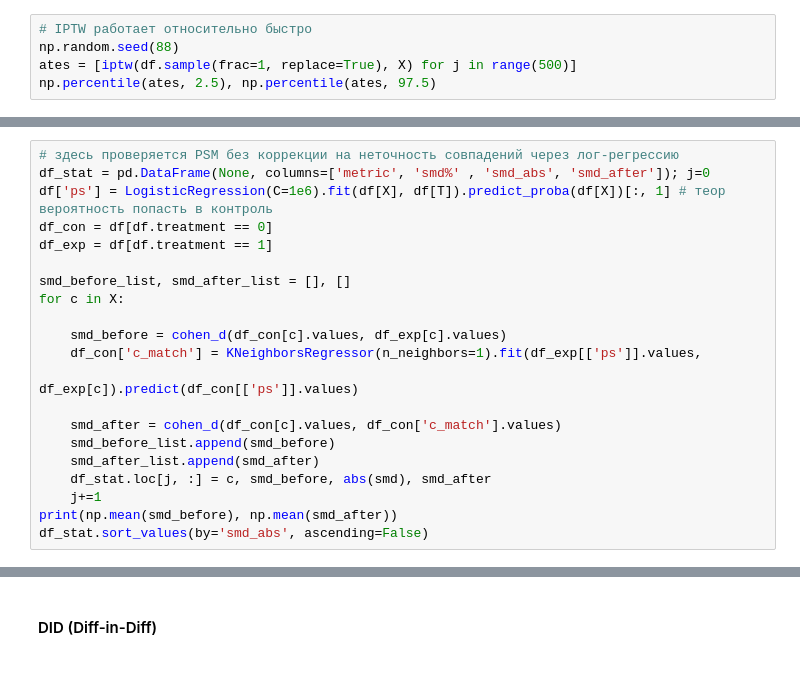
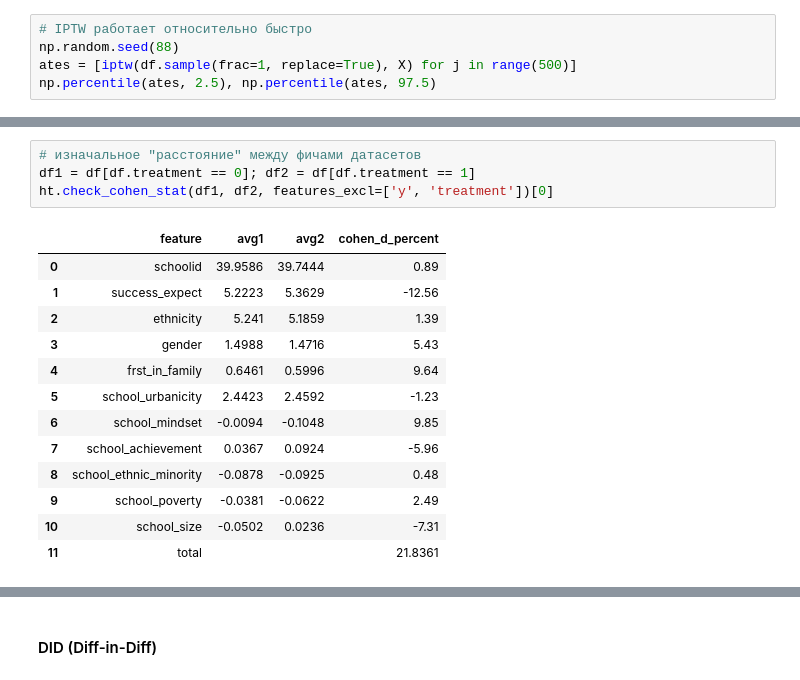
Before and after one commit to gavrevnik/analytics_tools, a Jupyter notebook: Causal inference & AB.ipynb, the cells around one changed output, grey strips where cells are left out. Cells and saved outputs as stored; diff of their text form.

```diff
--- a/Causal inference & AB.ipynb
+++ b/Causal inference & AB.ipynb
@@ -565,21 +584,18 @@ def cohen_d(d1, d2): # d1,2 - проверяемая ковариата из X
-# %%
-# здесь проверяется PSM без коррекции на неточность совпадений через лог-регрессию
-df_stat = pd.DataFrame(None, columns=['metric', 'smd%' , 'smd_abs', 'smd_after']); j=0
-df['ps'] = LogisticRegression(C=1e6).fit(df[X], df[T]).predict_proba(df[X])[:, 1] # теор вероятность попасть в контроль
-df_con = df[df.treatment == 0]
-df_exp = df[df.treatment == 1]
-
-smd_before_list, smd_after_list = [], []
-for c in X:
-
-    smd_before = cohen_d(df_con[c].values, df_exp[c].values)
-    df_con['c_match'] = KNeighborsRegressor(n_neighbors=1).fit(df_exp[['ps']].values,
-                                                                        df_exp[c]).predict(df_con[['ps']].values)
-
-    smd_after = cohen_d(df_con[c].values, df_con['c_match'].values)
-    smd_before_list.append(smd_before)
-    smd_after_list.append(smd_after)
-    df_stat.loc[j, :] = c, smd_before, abs(smd), smd_after
-    j+=1
-print(np.mean(smd_before), np.mean(smd_after))
-df_stat.sort_values(by='smd_abs', ascending=False)
+# %%
+# изначальное "расстояние" между фичами датасетов
+df1 = df[df.treatment == 0]; df2 = df[df.treatment == 1]
+ht.check_cohen_stat(df1, df2, features_excl=['y', 'treatment'])[0]
+# %% [output]
+|  | feature | avg1 | avg2 | cohen_d_percent |
+| 0 | schoolid | 39.9586 | 39.7444 | 0.89 |
+| 1 | success_expect | 5.2223 | 5.3629 | -12.56 |
+| 2 | ethnicity | 5.241 | 5.1859 | 1.39 |
+| 3 | gender | 1.4988 | 1.4716 | 5.43 |
+| 4 | frst_in_family | 0.6461 | 0.5996 | 9.64 |
+| 5 | school_urbanicity | 2.4423 | 2.4592 | -1.23 |
+| 6 | school_mindset | -0.0094 | -0.1048 | 9.85 |
+| 7 | school_achievement | 0.0367 | 0.0924 | -5.96 |
+| 8 | school_ethnic_minority | -0.0878 | -0.0925 | 0.48 |
+| 9 | school_poverty | -0.0381 | -0.0622 | 2.49 |
+| 10 | school_size | -0.0502 | 0.0236 | -7.31 |
+| 11 | total |  |  | 21.8361 |
```
Also changed, not shown: parts of 24 cells of this notebook, 1 other file.
